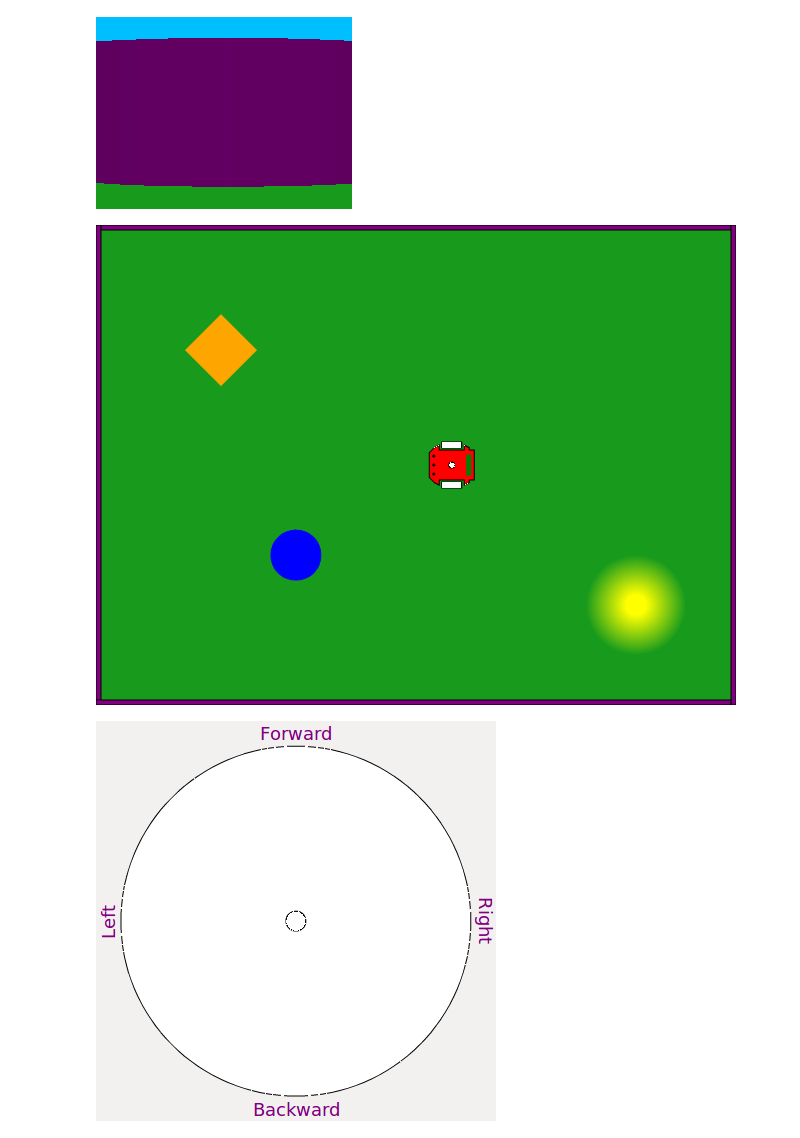
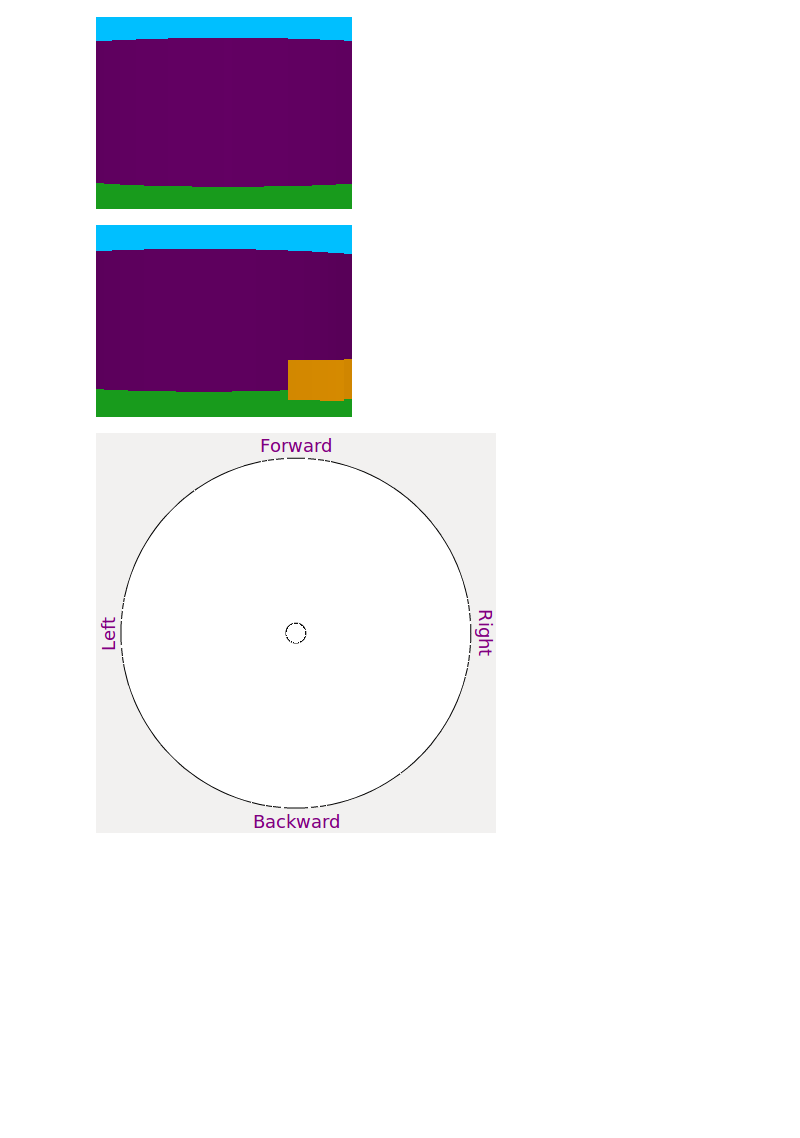
Before and after one commit to jarulsamy/calicolrc, a Jupyter notebook: notebooks/Myro Library with Python.ipynb, the cells around one changed output. Cells and saved outputs as stored; diff of their text form; code cells hidden in the pictures; blank space fills up the shorter version.

```diff
--- a/notebooks/Myro Library with Python.ipynb
+++ b/notebooks/Myro Library with Python.ipynb
@@ -15,7 +19,3 @@ pic
 [figure]
 # %%
 forward(1, 1)
-# %%
-getWindow()
-# %% [output]
-[figure, removed]
@@ -22,5 +24,11 @@ getWindow()
+# %%
+pic = takePicture()
 # %%
 show(pic)
+# %%
+pic
+# %% [output]
+[figure, added]
 # %%
 joystick()
 # %%
```
Also changed, not shown: parts of 2 cells of this notebook, 8 other files.
